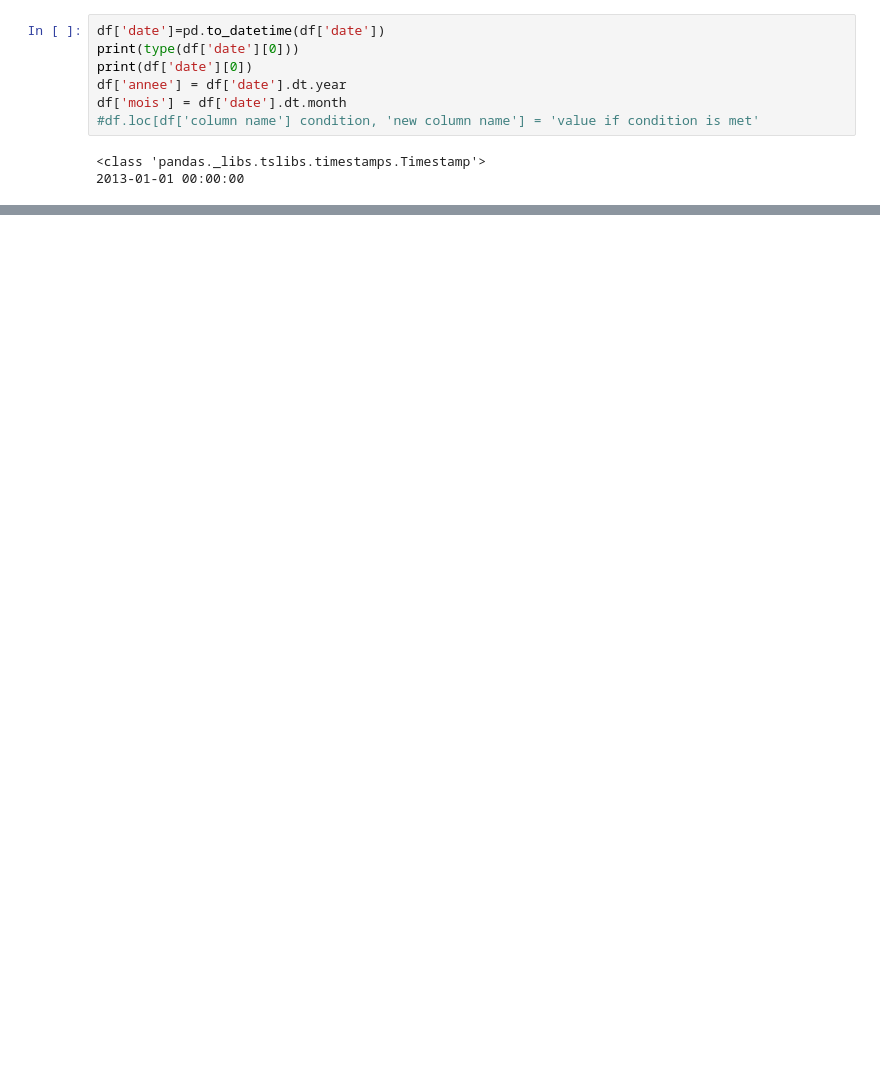
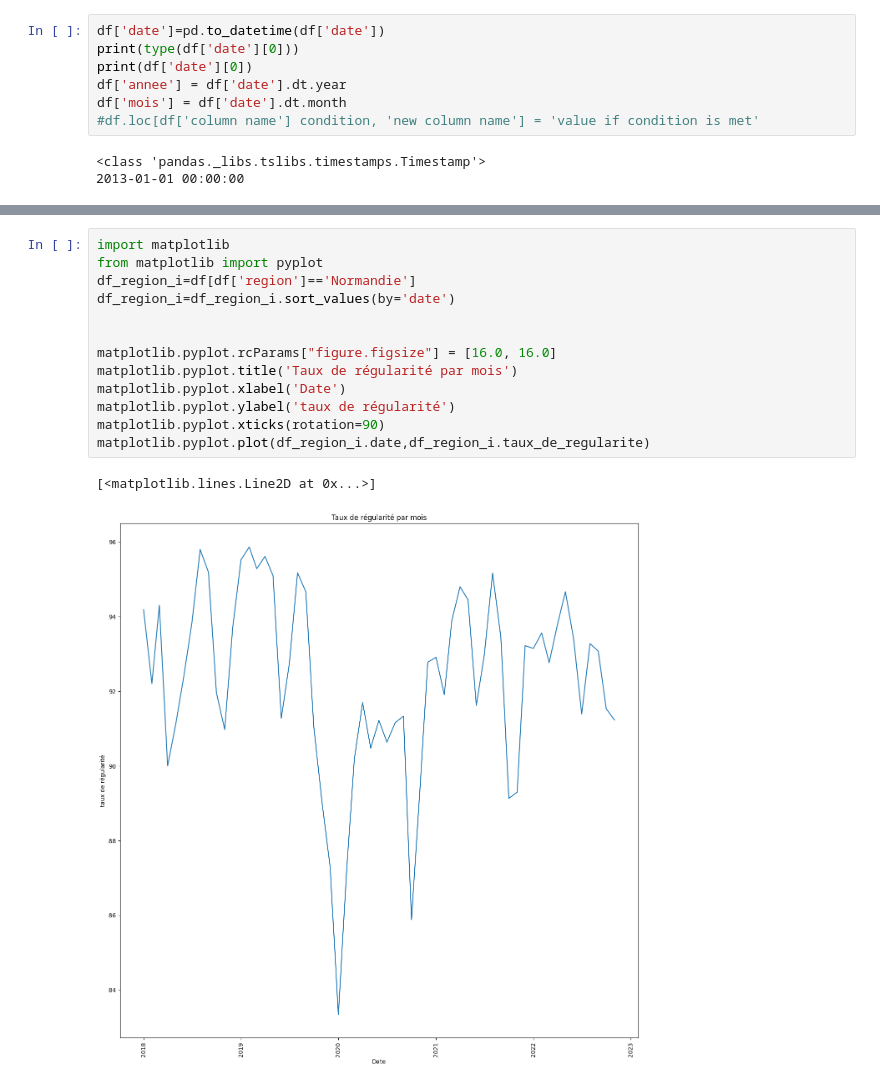
Before and after one commit to gbiaou/Projet_Python_SNCF, a Jupyter notebook: Regularite_des_trains/Recuperation_données_regularité.ipynb, the cells around one changed output, grey strips where cells are left out. Saved outputs shown, nothing was run; the diff lists cells and outputs as text; blank space fills up the shorter version.

```diff
--- a/Regularite_des_trains/Recuperation_données_regularité.ipynb
+++ b/Regularite_des_trains/Recuperation_données_regularité.ipynb
@@ -121,0 +248,16 @@ df_l=df[df['region']=='Lorraine']
+# %%
+import matplotlib
+from matplotlib import pyplot
+df_region_i=df[df['region']=='Normandie']
+df_region_i=df_region_i.sort_values(by='date')
+
+
+matplotlib.pyplot.rcParams["figure.figsize"] = [16.0, 16.0]
+matplotlib.pyplot.title('Taux de régularité par mois')
+matplotlib.pyplot.xlabel('Date')
+matplotlib.pyplot.ylabel('taux de régularité')
+matplotlib.pyplot.xticks(rotation=90)
+matplotlib.pyplot.plot(df_region_i.date,df_region_i.taux_de_regularite)
+# %% [output]
+[<matplotlib.lines.Line2D at 0x...>]
+[figure, added]
```
Also changed, not shown: parts of 16 cells of this notebook.
